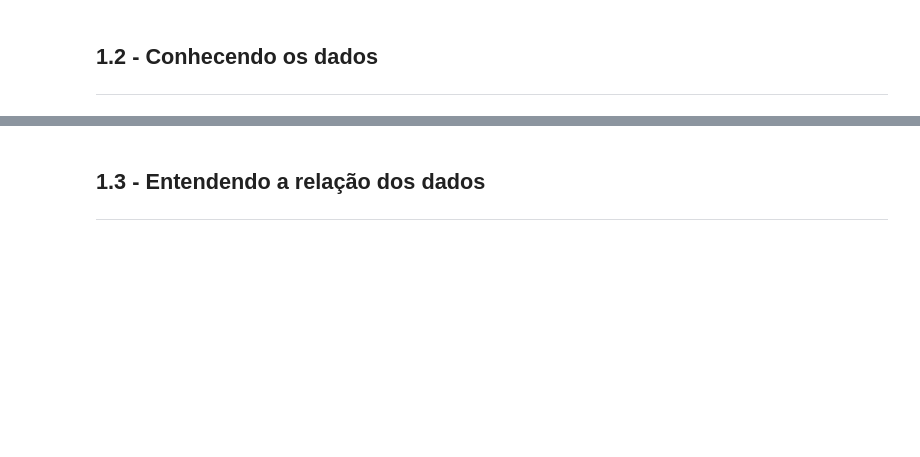
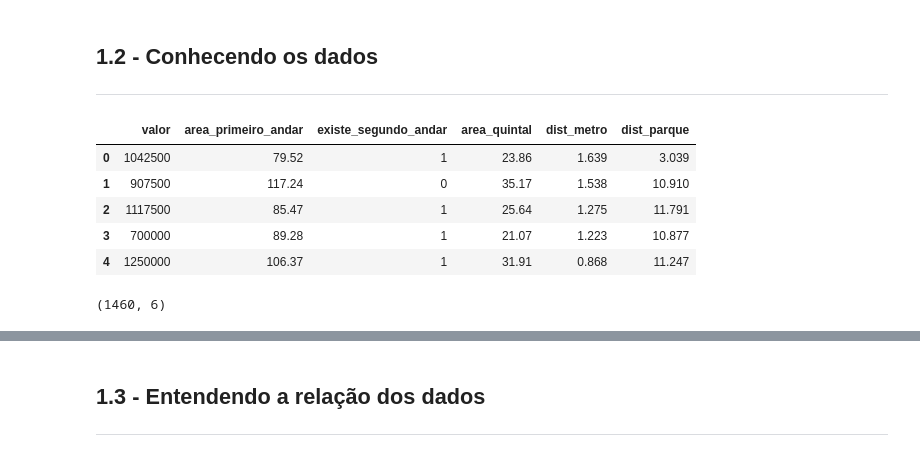
Before and after one commit to arthur-pulini/Machine-Learning-regressao-alura, a Jupyter notebook: Transformando_Variaveis_para_uma_Regressao_Linear/Regressao Linear.ipynb, the cells around one changed output, grey strips where cells are left out. Drawn from its saved outputs; the diff is of its cells as text; code cells hidden in the pictures; blank space fills up the shorter version.

Commit message:
Fazendo a leitura dos dados

```diff
--- a/Transformando_Variaveis_para_uma_Regressao_Linear/Regressao Linear.ipynb
+++ b/Transformando_Variaveis_para_uma_Regressao_Linear/Regressao Linear.ipynb
@@ -40,4 +42,18 @@ Esses dados serão lidos a partir do repositório compartilhado pelo GitHub.
+# %%
+dados = pd.read_csv('precos_casas.csv')
+# %%
+dados.head()
+# %% [output]
+|  | valor | area_primeiro_andar | existe_segundo_andar | area_quintal | dist_metro | dist_parque |
+| 0 | 1042500 | 79.52 | 1 | 23.86 | 1.639 | 3.039 |
+| 1 | 907500 | 117.24 | 0 | 35.17 | 1.538 | 10.910 |
+| 2 | 1117500 | 85.47 | 1 | 25.64 | 1.275 | 11.791 |
+| 3 | 700000 | 89.28 | 1 | 21.07 | 1.223 | 10.877 |
+| 4 | 1250000 | 106.37 | 1 | 31.91 | 0.868 | 11.247 |
 # %%
 # Verificando a quantidade de dados
+dados.shape
+# %% [output]
+(1460, 6)
 # %%
 # Como estão os meus dados? Temos dados nulos? Quais são seus tipos?
```
Also changed, not shown: parts of 2 cells of this notebook.
